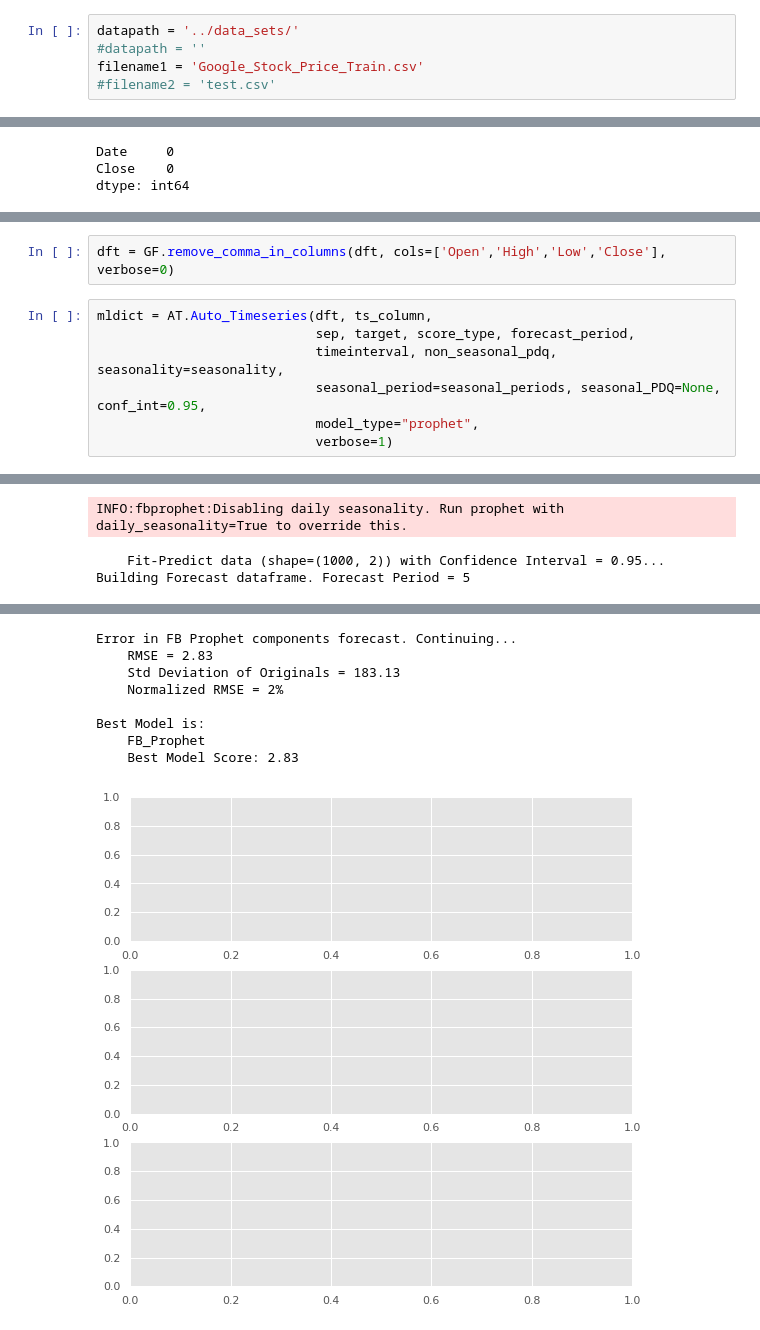
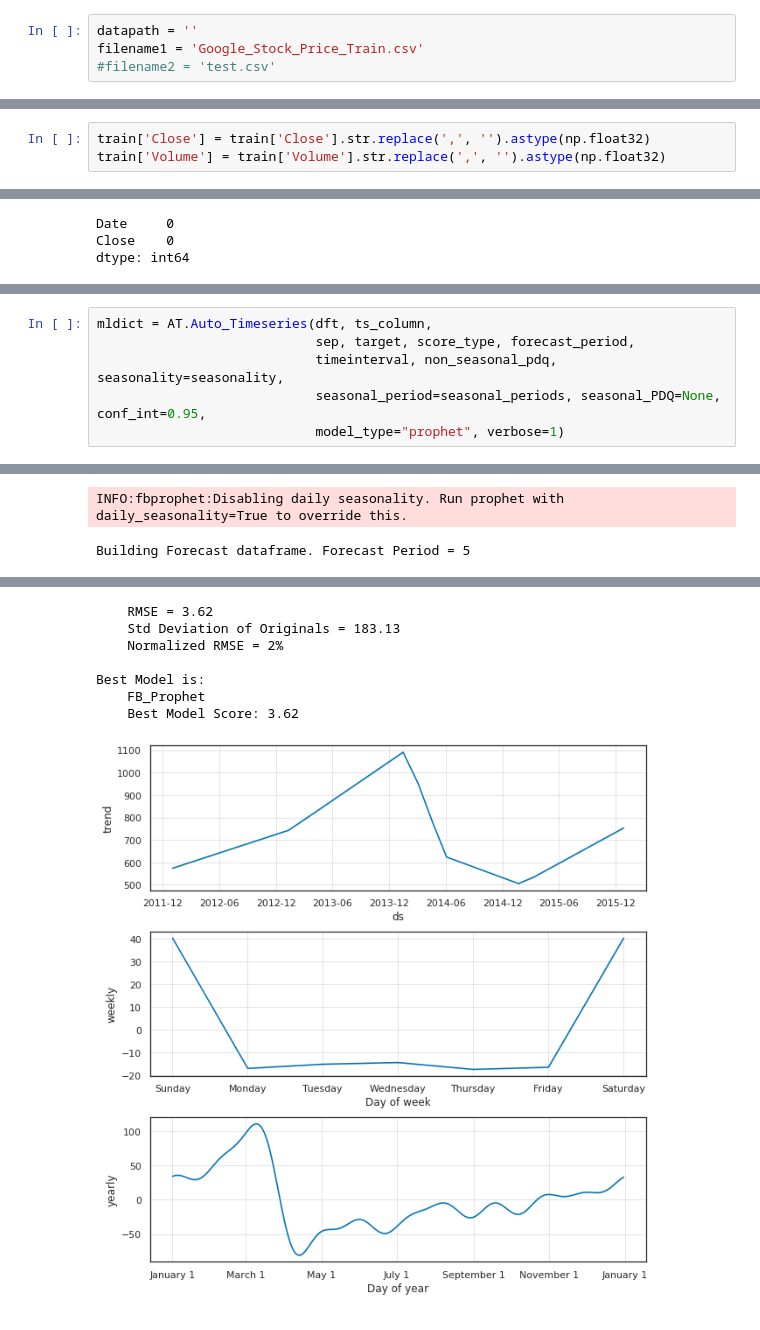
Before and after one commit to AutoViML/Auto_TS, a Jupyter notebook: Auto_Timeseries_Test.ipynb, the cells around one changed output, grey strips where cells are left out. Saved outputs shown, nothing was run; the diff lists cells and outputs as text.

```diff
--- a/Auto_Timeseries_Test.ipynb
+++ b/Auto_Timeseries_Test.ipynb
@@ -12,6 +19,5 @@ Imported Auto_Timeseries version: 0.0.11. Call by using Auto_Timeseries(trainfil
 # %%
-datapath = '../data_sets/'
-#datapath = ''
+datapath = ''
 filename1 = 'Google_Stock_Price_Train.csv'
 #filename2 = 'test.csv'
 # %%
@@ -22,6 +28,9 @@ train.head(1)
 (1258, 6)
 |  | Date | Open | High | Low | Close | Volume |
 | 0 | 1/3/2012 | 325.25 | 332.83 | 324.97 | 663.59 | 7,380,500 |
+# %%
+train['Close'] = train['Close'].str.replace(',', '').astype(np.float32)
+train['Volume'] = train['Volume'].str.replace(',', '').astype(np.float32)
 # %%
 #dft = dft.iloc[::48,]
 dft = train[:1000]
@@ -65,12 +68,9 @@ Imported Generic Functions.
-# %%
-dft = GF.remove_comma_in_columns(dft, cols=['Open','High','Low','Close'], verbose=0)
 # %%
 mldict = AT.Auto_Timeseries(dft, ts_column,
                             sep, target, score_type, forecast_period,
                             timeinterval, non_seasonal_pdq, seasonality=seasonality,
                             seasonal_period=seasonal_periods, seasonal_PDQ=None, conf_int=0.95,
-                            model_type="prophet",
-                            verbose=1)
+                            model_type="prophet", verbose=1)
 # %% [output]
 Dataframe given as input. Analyzing Time Series data...
     Target variable = Close
@@ -83,3 +81,2 @@ Running Facebook Prophet Model...
 INFO:fbprophet:Disabling daily seasonality. Run prophet with daily_seasonality=True to override this.
-    Fit-Predict data (shape=(1000, 2)) with Confidence Interval = 0.95...
 Building Forecast dataframe. Forecast Period = 5
@@ -87,9 +84,8 @@ Building Forecast dataframe. Forecast Period = 5
-Error in FB Prophet components forecast. Continuing...
-    RMSE = 2.83
+    RMSE = 3.62
     Std Deviation of Originals = 183.13
     Normalized RMSE = 2%
 
 Best Model is:
     FB_Prophet
-    Best Model Score: 2.83
+    Best Model Score: 3.62
-[figure, old version]
+[figure, new version]
```
Also changed, not shown: parts of 9 cells of this notebook, 18 other files.
